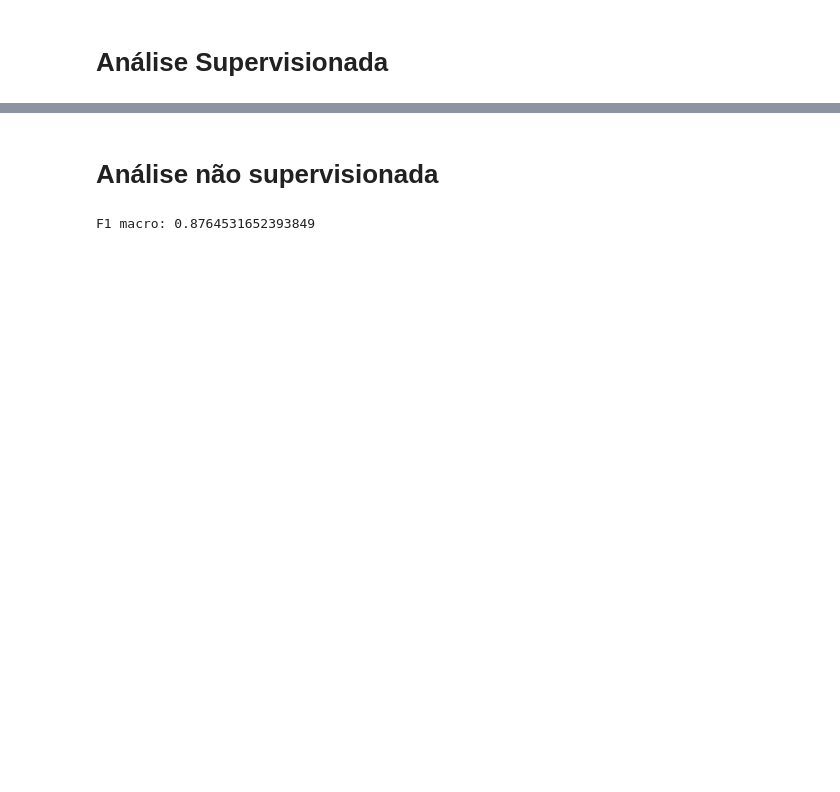
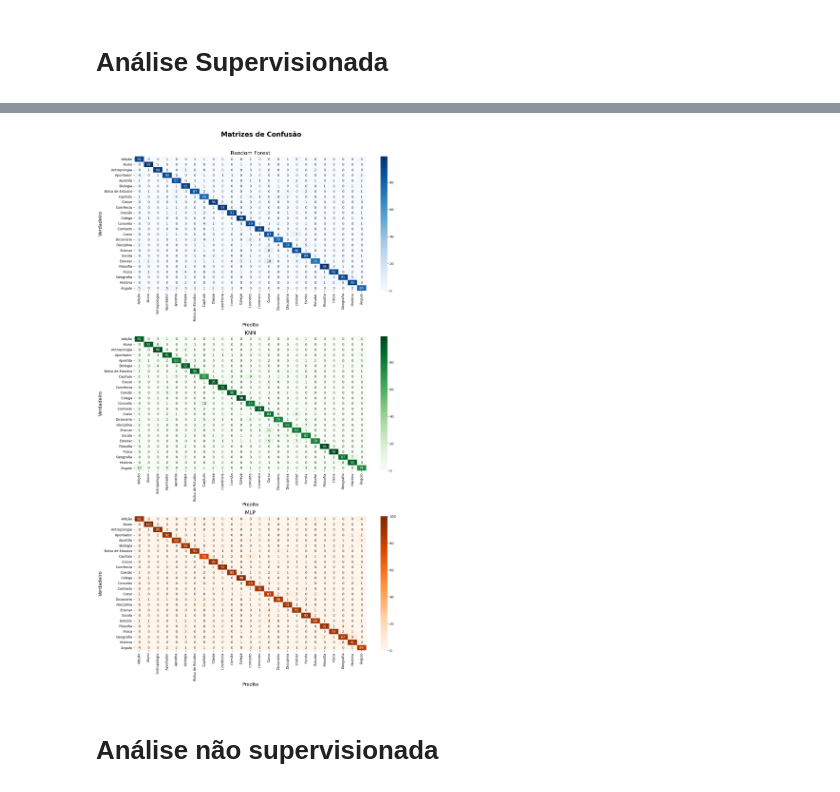
Before and after one commit to YanFeitosa/libras, a Jupyter notebook: prova_02.ipynb, the cells around one changed output, grey strips where cells are left out. Cells and saved outputs as stored; diff of their text form; code cells hidden in the pictures; blank space fills up the shorter version.

```diff
--- a/prova_02.ipynb
+++ b/prova_02.ipynb
@@ -465,10 +504,49 @@ You can try to debug the error by setting error_score='raise'.
+# %%
+# Predições de cada modelo
+y_pred_rf = cross_val_predict(models['Random_forest'], X, y_encoded, cv=cv, n_jobs=-1,)
+y_pred_knn = cross_val_predict(models['KNN'], X, y_encoded, cv=cv, n_jobs=-1)
+y_pred_mpl = cross_val_predict(models['MPL'], X, y_encoded, cv=cv, n_jobs=-1)
+
+# Matrizes de confusão
+cm_rf = confusion_matrix(y_encoded, y_pred_rf)
+cm_knn = confusion_matrix(y_encoded, y_pred_knn)
+cm_mpl = confusion_matrix(y_encoded, y_pred_mpl)
+
+# Nomes das classes
+class_names = label_encoder.classes_
+# %%
+
+'''
+    Plotando as matrizes de confusão
+'''
+fig, axes = plt.subplots(3, 1, figsize=(14, 24))
+fig.suptitle('Matrizes de Confusão', fontsize=20, fontweight='bold')
+
+# Random Forest
+sns.heatmap(cm_rf, annot=True, fmt='d', cmap='Blues', ax=axes[0],
+            xticklabels=class_names, yticklabels=class_names)
+axes[0].set_title('Random Forest', fontsize=16)
+axes[0].set_xlabel('Predito', fontsize=14)
+axes[0].set_ylabel('Verdadeiro', fontsize=14)
+
+# KNN
+sns.heatmap(cm_knn, annot=True, fmt='d', cmap='Greens', ax=axes[1],
+            xticklabels=class_names, yticklabels=class_names)
+axes[1].set_title('KNN', fontsize=16)
+axes[1].set_xlabel('Predito', fontsize=14)
+axes[1].set_ylabel('Verdadeiro', fontsize=14)
+
+# MLP
+sns.heatmap(cm_mpl, annot=True, fmt='d', cmap='Oranges', ax=axes[2],
+            xticklabels=class_names, yticklabels=class_names)
+axes[2].set_title('MLP', fontsize=16)
+axes[2].set_xlabel('Predito', fontsize=14)
+axes[2].set_ylabel('Verdadeiro', fontsize=14)
+
+
+plt.tight_layout(rect=[0, 0, 1, 0.97])
+plt.show()
+# %% [output]
+[figure, added]
 # %% [markdown]
 # Análise não supervisionada
-# %%
-
-X_train, X_test, y_train, y_test = train_test_split(X, y, test_size=0.2, random_state=random_state, stratify=y)
-RF_pipeline.fit(X_train, y_train)
-y_pred = RF_pipeline.predict(X_test)
-print(f'F1 macro: {f1_score(y_test, y_pred, average="macro")}')
-# %% [output]
-F1 macro: 0.8764531652393849
```
Also changed, not shown: parts of 25 cells of this notebook.
